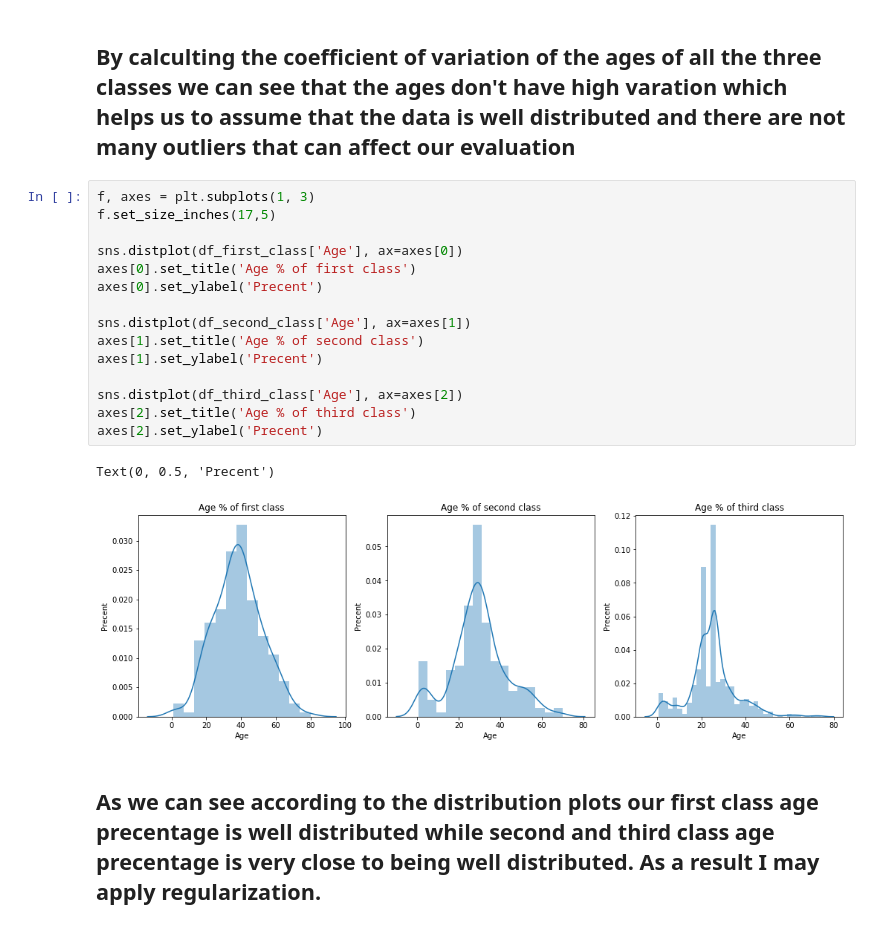
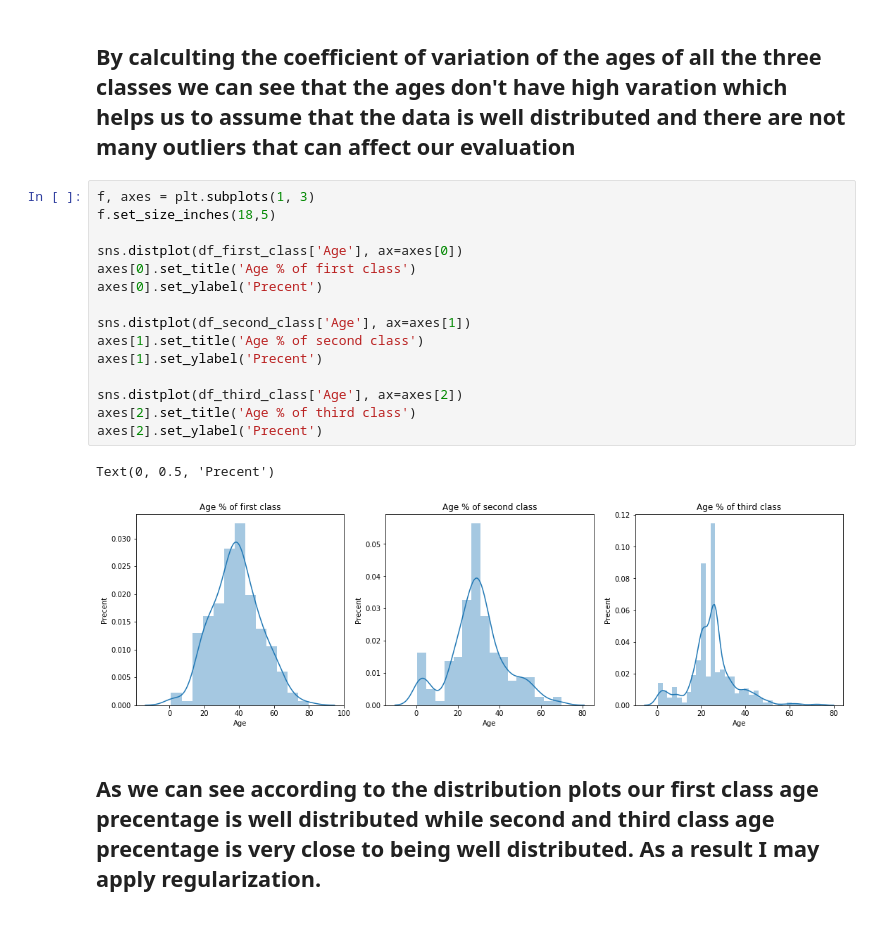
Before and after one commit to AlexOsokin97/Titanic_casuality_proj, a Jupyter notebook: Data Visualization and Analysis.ipynb, the cells around one changed output. Saved outputs shown, nothing was run; the diff lists cells and outputs as text.

```diff
--- a/Data Visualization and Analysis.ipynb
+++ b/Data Visualization and Analysis.ipynb
@@ -60,22 +60,22 @@ coefficient of variation of ages in the third class:  0.411331248358801
 ## By calculting the coefficient of variation of the ages of all the three classes we can see that the ages don't have high varation which helps us to assume that the data is well distributed and there are not many outliers that can affect our evaluation
 # %%
 f, axes = plt.subplots(1, 3)
-f.set_size_inches(17,5)
+f.set_size_inches(18,5)
 
 sns.distplot(df_first_class['Age'], ax=axes[0])
 axes[0].set_title('Age % of first class')
 axes[0].set_ylabel('Precent')
 
 sns.distplot(df_second_class['Age'], ax=axes[1])
 axes[1].set_title('Age % of second class')
 axes[1].set_ylabel('Precent')
 
 sns.distplot(df_third_class['Age'], ax=axes[2])
 axes[2].set_title('Age % of third class')
 axes[2].set_ylabel('Precent')
 # %% [output]
 Text(0, 0.5, 'Precent')
-[figure, old version]
+[figure, new version]
 # %% [markdown]
 ## As we can see according to the distribution plots our first class age precentage is well distributed while second and third class age precentage is very close to being well distributed. As a result I may apply regularization.
 # %%
```
